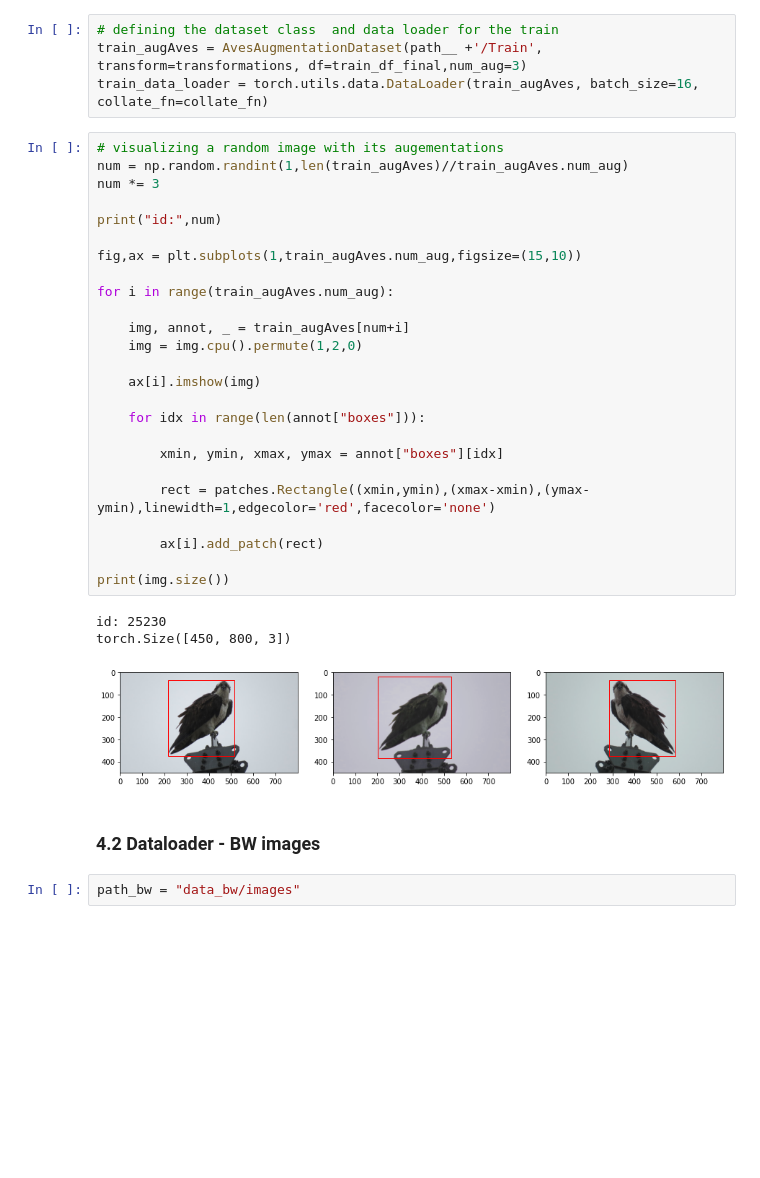
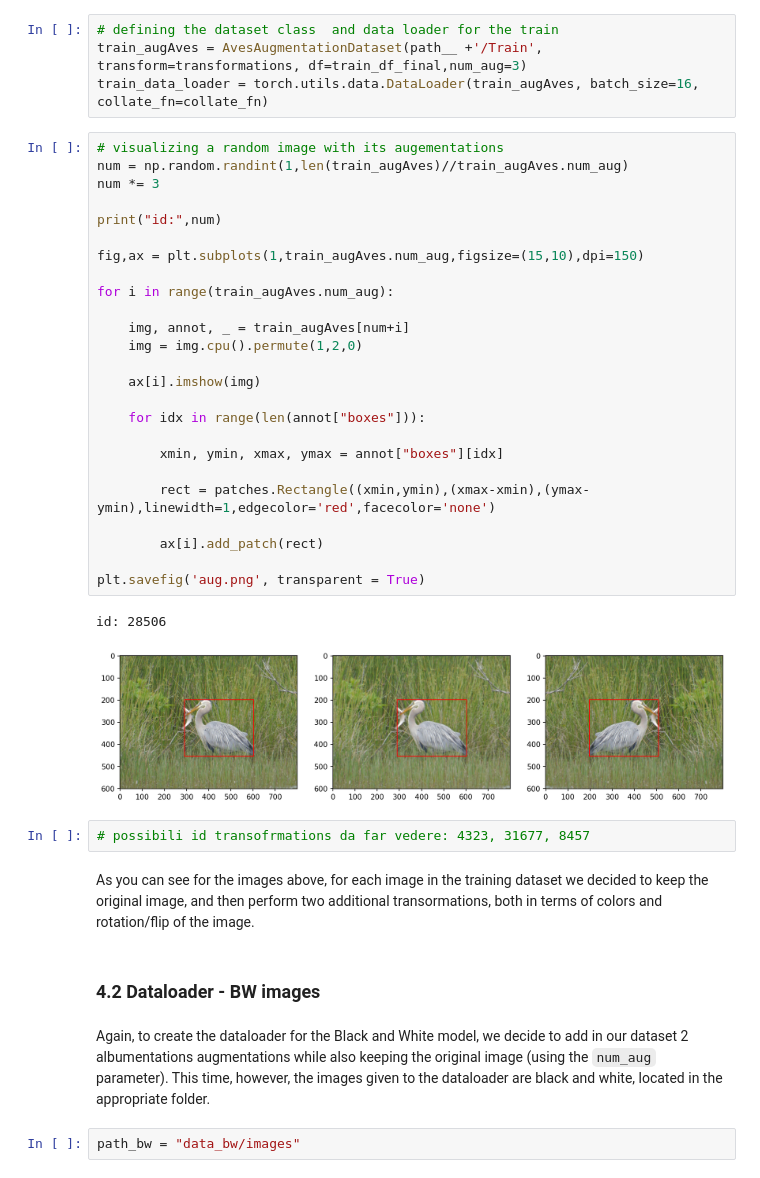
Before and after one commit to mgalfre/DLCV-project, a Jupyter notebook: Faster_training.ipynb, the cells around one changed output. Saved outputs shown, nothing was run; the diff lists cells and outputs as text; blank space fills up the shorter version.

````diff
--- a/Faster_training.ipynb
+++ b/Faster_training.ipynb
@@ -96,34 +113,39 @@ train_data_loader = torch.utils.data.DataLoader(train_augAves, batch_size=16, co
 # %%
 # visualizing a random image with its augementations
 num = np.random.randint(1,len(train_augAves)//train_augAves.num_aug)
 num *= 3
 
 print("id:",num)
 
-fig,ax = plt.subplots(1,train_augAves.num_aug,figsize=(15,10))
+fig,ax = plt.subplots(1,train_augAves.num_aug,figsize=(15,10),dpi=150)
 
 for i in range(train_augAves.num_aug):
 
     img, annot, _ = train_augAves[num+i]
     img = img.cpu().permute(1,2,0)
 
     ax[i].imshow(img)
 
     for idx in range(len(annot["boxes"])):
 
         xmin, ymin, xmax, ymax = annot["boxes"][idx]
 
         rect = patches.Rectangle((xmin,ymin),(xmax-xmin),(ymax-ymin),linewidth=1,edgecolor='red',facecolor='none')
 
         ax[i].add_patch(rect)
 
-print(img.size())
+plt.savefig('aug.png', transparent = True)
 # %% [output]
-id: 25230
-torch.Size([450, 800, 3])
+id: 28506
-[figure, old version]
+[figure, new version]
+# %%
+# possibili id transofrmations da far vedere: 4323, 31677, 8457
+# %% [markdown]
+As you can see for the images above, for each image in the training dataset we decided to keep the original image, and then perform two additional transormations, both in terms of colors and rotation/flip of the image.
 # %% [markdown]
 ### 4.2 Dataloader - BW images <a class="anchor" id="bw_img"></a>
+# %% [markdown]
+Again, to create the dataloader for the Black and White model, we decide to add in our dataset 2 albumentations augmentations while also keeping the original image (using the ```num_aug``` parameter). This time, however, the images given to the dataloader are black and white, located in the appropriate folder.
 # %%
 path_bw = "data_bw/images"
 # %%
````
Also changed, not shown: parts of 22 cells of this notebook, 1 other file.
